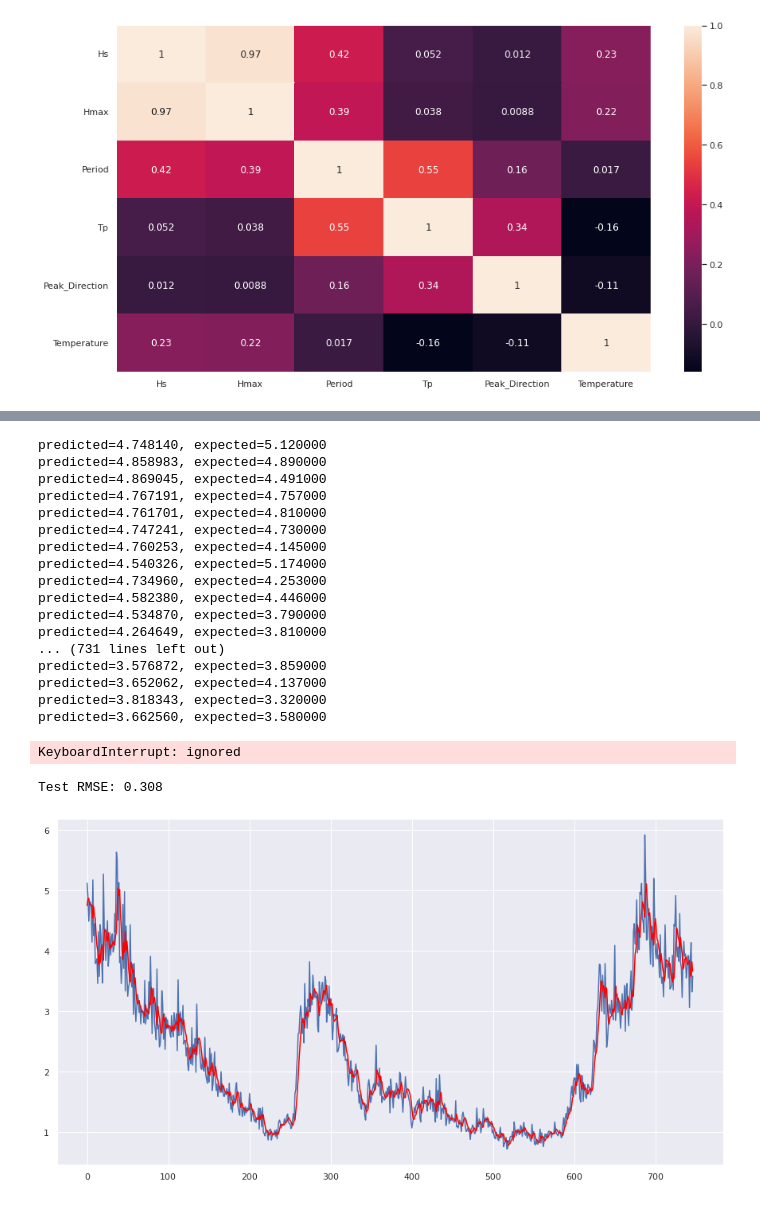
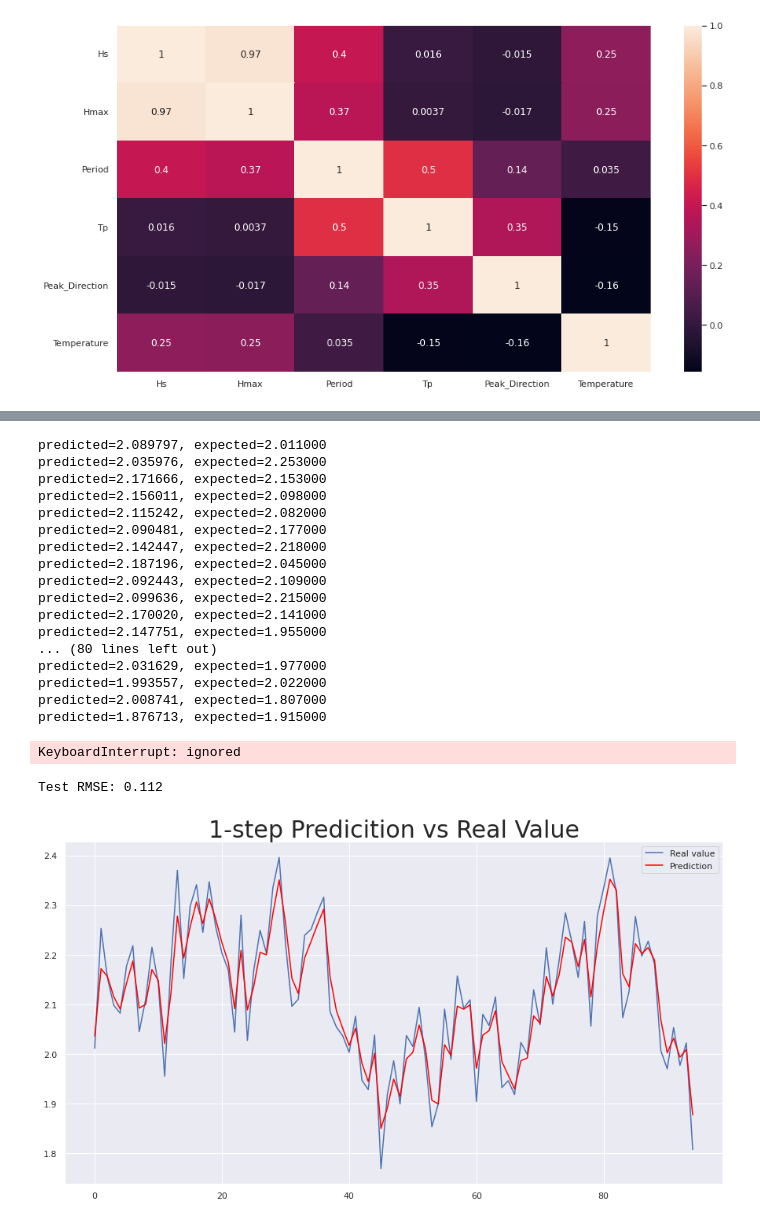
Before and after one commit to thomaslprr/WavePrediction, a Jupyter notebook: waves.ipynb, the cells around one changed output, grey strips where cells are left out. Saved outputs shown, nothing was run; the diff lists cells and outputs as text; code cells hidden in the pictures.

```diff
--- a/waves.ipynb
+++ b/waves.ipynb
@@ -109,5 +111,5 @@ sns.lineplot(data=rolling,x=rolling.index.to_timestamp(),y="Hs")
 # %%
-train=datas.iloc[:-5000,1]
-test=datas.iloc[-5000:,1]
+train=datas.iloc[:-150,0]
+test=datas.iloc[-150:,0]
 print(train.shape,test.shape)
 # %% [output]
@@ -126,0 +136,3 @@ p-value: 0.000000
+# %%
+#q ?
+x=plot_acf((train.diff()).dropna(),lags=10)
@@ -127,5 +141,5 @@ p-value: 0.000000
 # %%
-model = ARIMA(train, order=(5,1,0))
+model = ARIMA(train, order=(1,0,1))
 model_fit = model.fit()
 # summary of fit model
 print(model_fit.summary())
@@ -171,7 +179,7 @@ history = [x for x in train]
 predictions = list()
 # walk-forward validation
 for t in range(len(test)):
-	model = ARIMA(history, order=(5,1,0))
+	model = ARIMA(history, order=(1,0,1))
 	model_fit = model.fit()
 	output = model_fit.forecast()
 	yhat = output[0]
@@ -180,32 +188,36 @@ for t in range(len(test)):
 	history.append(obs)
 	print('predicted=%f, expected=%f' % (yhat, obs))
 # %% [output]
-predicted=4.748140, expected=5.120000
-predicted=4.858983, expected=4.890000
-predicted=4.869045, expected=4.491000
-predicted=4.767191, expected=4.757000
-predicted=4.761701, expected=4.810000
-predicted=4.747241, expected=4.730000
-predicted=4.760253, expected=4.145000
-predicted=4.540326, expected=5.174000
-predicted=4.734960, expected=4.253000
-predicted=4.582380, expected=4.446000
-predicted=4.534870, expected=3.790000
-predicted=4.264649, expected=3.810000
-... (731 lines left out)
-predicted=3.576872, expected=3.859000
-predicted=3.652062, expected=4.137000
-predicted=3.818343, expected=3.320000
-predicted=3.662560, expected=3.580000
+predicted=2.089797, expected=2.011000
+predicted=2.035976, expected=2.253000
+predicted=2.171666, expected=2.153000
+predicted=2.156011, expected=2.098000
+predicted=2.115242, expected=2.082000
+predicted=2.090481, expected=2.177000
+predicted=2.142447, expected=2.218000
+predicted=2.187196, expected=2.045000
+predicted=2.092443, expected=2.109000
+predicted=2.099636, expected=2.215000
+predicted=2.170020, expected=2.141000
+predicted=2.147751, expected=1.955000
+... (80 lines left out)
+predicted=2.031629, expected=1.977000
+predicted=1.993557, expected=2.022000
+predicted=2.008741, expected=1.807000
+predicted=1.876713, expected=1.915000
 KeyboardInterrupt: ignored
 # %%
 # evaluate forecasts
 rmse = sqrt(mean_squared_error(test[:len(predictions)], predictions))
 print('Test RMSE: %.3f' % rmse)
+
 # plot forecasts against actual outcomes
-plt.plot(test.values[:len(predictions)])
-plt.plot(predictions, color='red')
+plt.plot(test.values[:len(predictions)-1],label="Real value")
+plt.plot(predictions[1:],color='red',label="Prediction")
+plt.legend(loc="upper right")
+plt.title("1-step Predicition vs Real Value",
+          fontsize=30)
 plt.show()
 # %% [output]
-Test RMSE: 0.308
+Test RMSE: 0.112
-[figure, old version]
+[figure, new version]
```
Also changed, not shown: parts of 20 cells of this notebook.
